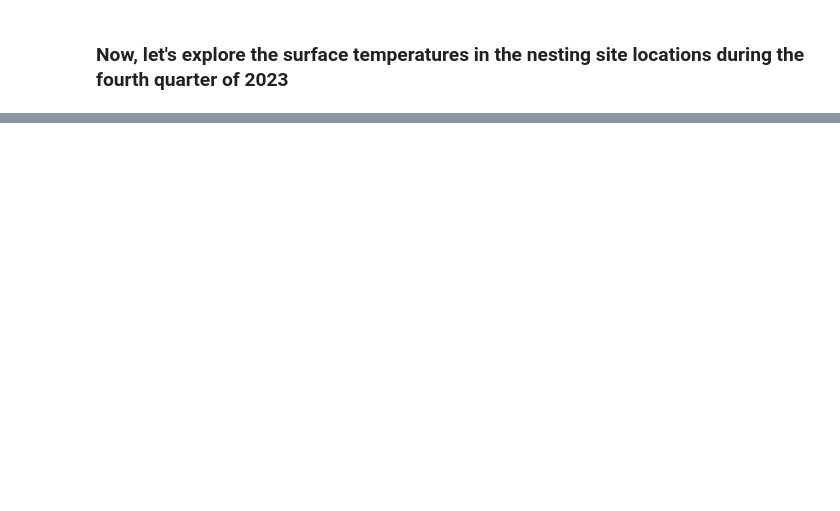
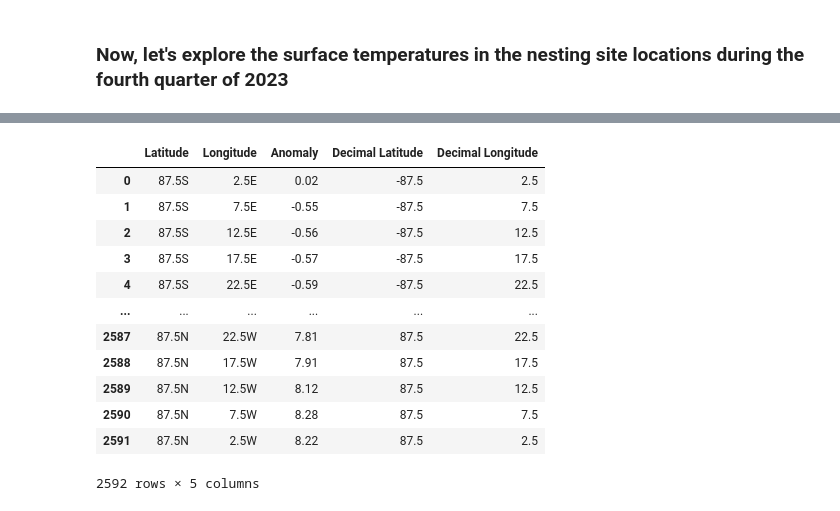
Before and after one commit to katrventura/climate-turtle-gender, a Jupyter notebook: sea-turtle-nesting.ipynb, the cells around one changed output, grey strips where cells are left out. Cells and saved outputs as stored; diff of their text form; code cells hidden in the pictures; blank space fills up the shorter version.

```diff
--- a/sea-turtle-nesting.ipynb
+++ b/sea-turtle-nesting.ipynb
@@ -168,0 +170,3 @@ source: https://www.ncei.noaa.gov/access/monitoring/monthly-report/global/202313
+# %%
+df = pd.read_csv('global-temp-dec-2023 - global-temp-dec-2023.csv')
+df
@@ -168,0 +187,15 @@ source: https://www.ncei.noaa.gov/access/monitoring/monthly-report/global/202313
+# %%
+def convert_latitude_to_decimal(lat_str):
+    try:
+        lat_value = float(lat_str[:-1])  # remove the last character ('S')
+        if lat_str[-1] == 'S':
+            lat_value = -lat_value
+        return lat_value
+    except ValueError:
+        print("Invalid latitude format. Please provide a valid format, e.g., 'XX.XN' or 'XX.XS'")
+        return None
+
+# Apply the conversion to create a new column 'Decimal Latitude'
+df['Decimal Latitude'] = df['Latitude'].apply(convert_latitude_to_decimal)
+
+df
@@ -168,0 +216,30 @@ source: https://www.ncei.noaa.gov/access/monitoring/monthly-report/global/202313
+# %%
+# Define a function to convert longitude to decimal format
+def convert_longitude_to_decimal(lon_str):
+    try:
+        lon_value = float(lon_str[:-1])  # remove the last character ('E')
+        if lon_str[-1] == 'E':
+            lon_value = lon_value
+        return lon_value
+    except ValueError:
+        print("Invalid longitude format. Please provide a valid format, e.g., 'XX.XW' or 'XX.XE'")
+        return None
+
+# Apply the conversion to create a new column 'Decimal Longitude'
+df['Decimal Longitude'] = df['Longitude'].apply(convert_longitude_to_decimal)
+
+df
+# %% [output]
+|  | Latitude | Longitude | Anomaly | Decimal Latitude | Decimal Longitude |
+| 0 | 87.5S | 2.5E | 0.02 | -87.5 | 2.5 |
+| 1 | 87.5S | 7.5E | -0.55 | -87.5 | 7.5 |
+| 2 | 87.5S | 12.5E | -0.56 | -87.5 | 12.5 |
+| 3 | 87.5S | 17.5E | -0.57 | -87.5 | 17.5 |
+| 4 | 87.5S | 22.5E | -0.59 | -87.5 | 22.5 |
+| ... | ... | ... | ... | ... | ... |
+| 2587 | 87.5N | 22.5W | 7.81 | 87.5 | 22.5 |
+| 2588 | 87.5N | 17.5W | 7.91 | 87.5 | 17.5 |
+| 2589 | 87.5N | 12.5W | 8.12 | 87.5 | 12.5 |
+| 2590 | 87.5N | 7.5W | 8.28 | 87.5 | 7.5 |
+| 2591 | 87.5N | 2.5W | 8.22 | 87.5 | 2.5 |
+2592 rows × 5 columns
```
Also changed, not shown: parts of 11 cells of this notebook.
